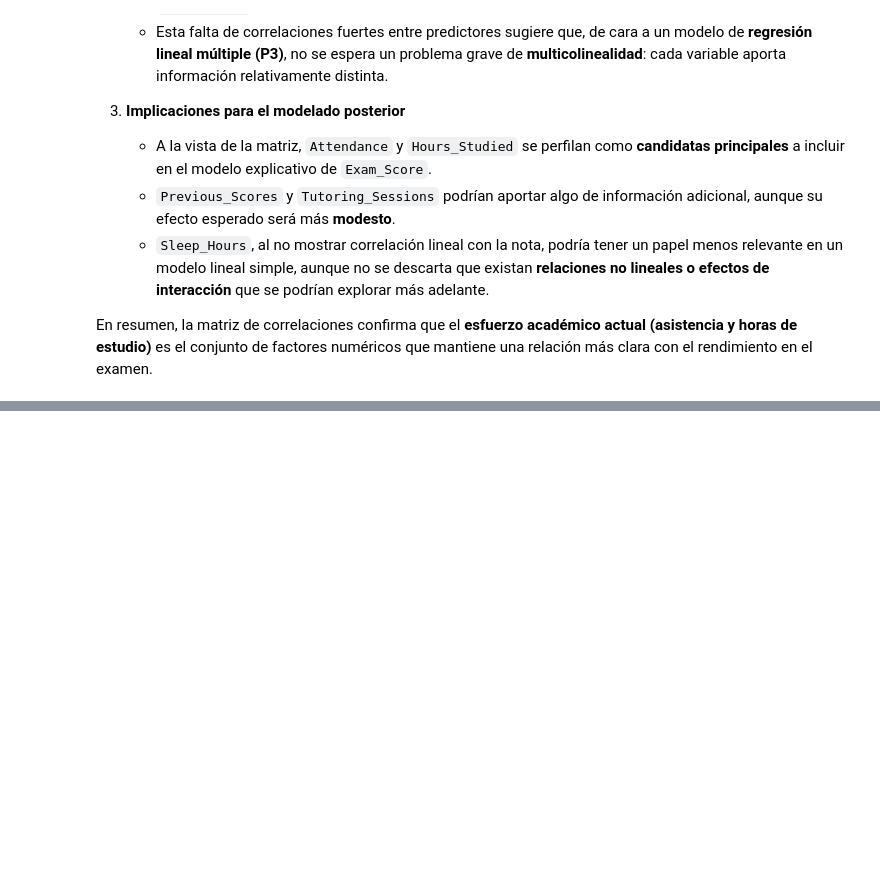
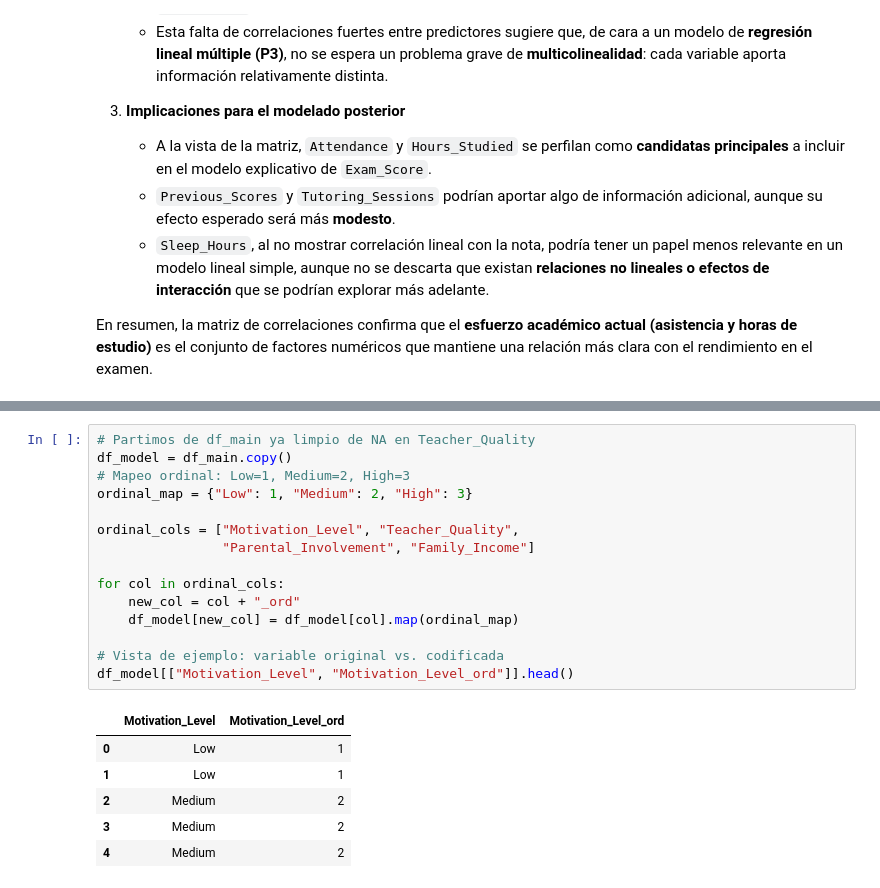
Before and after one commit to Ray-M05/Student-Performance-Predictor, a Jupyter notebook: StudentPerformance.ipynb, the cells around one changed output, grey strips where cells are left out. Cells and saved outputs as stored; diff of their text form; blank space fills up the shorter version.

```diff
--- a/StudentPerformance.ipynb
+++ b/StudentPerformance.ipynb
@@ -632,0 +721,22 @@ En resumen, la matriz de correlaciones confirma que el **esfuerzo académico act
+# %%
+# Partimos de df_main ya limpio de NA en Teacher_Quality
+df_model = df_main.copy()
+# Mapeo ordinal: Low=1, Medium=2, High=3
+ordinal_map = {"Low": 1, "Medium": 2, "High": 3}
+
+ordinal_cols = ["Motivation_Level", "Teacher_Quality",
+                "Parental_Involvement", "Family_Income"]
+
+for col in ordinal_cols:
+    new_col = col + "_ord"
+    df_model[new_col] = df_model[col].map(ordinal_map)
+
+# Vista de ejemplo: variable original vs. codificada
+df_model[["Motivation_Level", "Motivation_Level_ord"]].head()
+# %% [output]
+|  | Motivation_Level | Motivation_Level_ord |
+| 0 | Low | 1 |
+| 1 | Low | 1 |
+| 2 | Medium | 2 |
+| 3 | Medium | 2 |
+| 4 | Medium | 2 |
```
Also changed, not shown: parts of 11 cells of this notebook.
